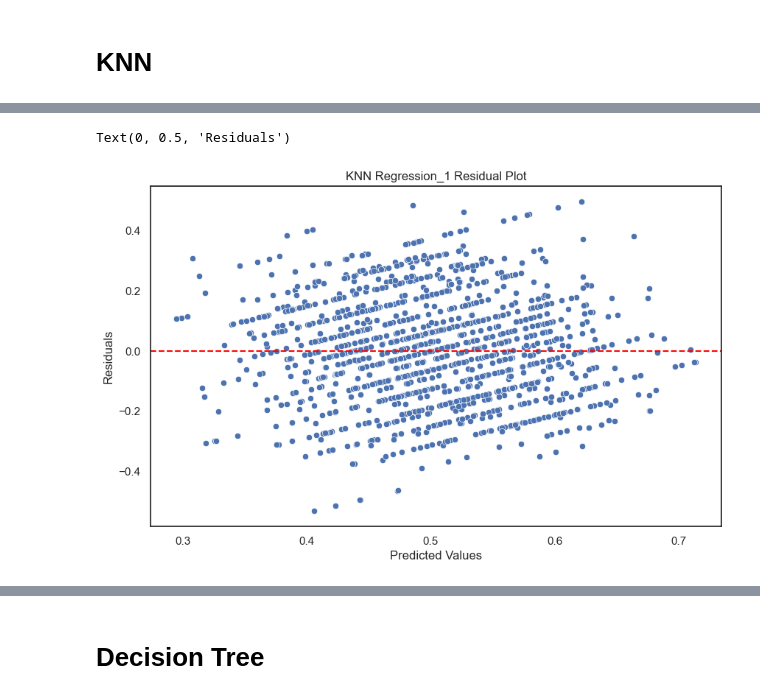
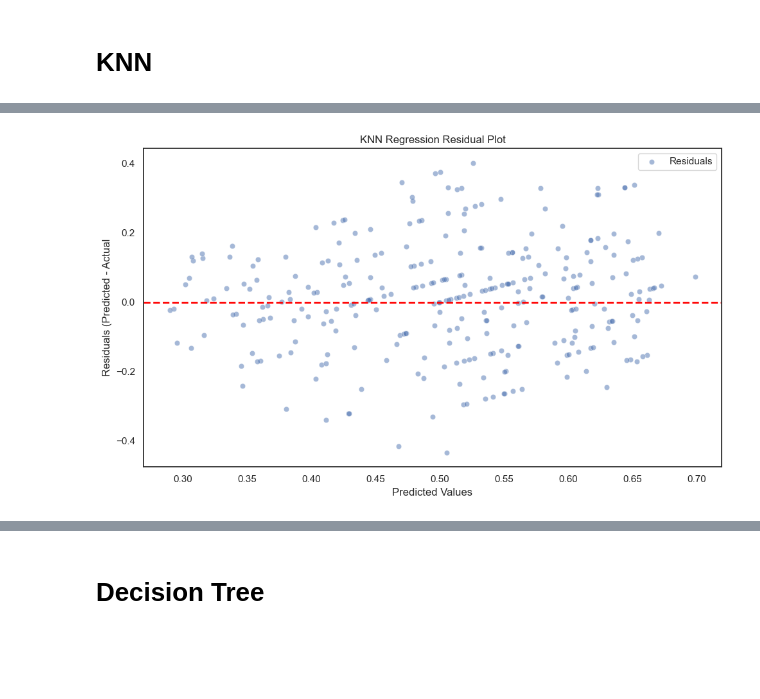
Before and after one commit to chrisizenour/football_analysis, a Jupyter notebook: notebooks/nfl_supervised_learning_pt1.ipynb, the cells around one changed output, grey strips where cells are left out. Saved outputs shown, nothing was run; the diff lists cells and outputs as text; code cells hidden in the pictures; blank space fills up the shorter version.

```diff
--- a/notebooks/nfl_supervised_learning_pt1.ipynb
+++ b/notebooks/nfl_supervised_learning_pt1.ipynb
@@ -528,16 +518,13 @@ memory usage: 409.6+ KB
 # %%
-X1 = spotrac_nfl_team_pos_level_two_grouped_df.loc[:, ['cap_hit_pct_sum', 'season', 'position_level_two', 'team']]
-y1 = spotrac_nfl_team_pos_level_two_grouped_df['pct']
-
-# X1 = spotrac_nfl_records_df.loc[spotrac_nfl_records_df['table_number'] == 0, ['cap_hit_pct_league_cap', 'position_group']]
-# y1 = spotrac_nfl_records_df.loc[spotrac_nfl_records_df['table_number'] == 0, ['pct']]
+X = spotrac_nfl_team_season_roster_df.loc[:, ['cap_hit_prop', 'player_count_prop',]]
+y = spotrac_nfl_team_season_roster_df['pct']
 # %%
-X1_train, X1_test, y1_train, y1_test = train_test_split(X1, y1, test_size=0.33, random_state=0)
+X_train, X_test, y_train, y_test = train_test_split(X, y, test_size=0.33, random_state=0)
 
-if isinstance(y1_train, pd.Series):
-    y1_train = y1_train.values.ravel()
-if isinstance(y1_test, pd.Series):
-    y1_test = y1_test.values.ravel()
-feature_names_1 = X1_train.columns
-print(feature_names_1)
+if isinstance(y_train, pd.Series):
+    y_train = y_train.values.ravel()
+if isinstance(y_test, pd.Series):
+    y_test = y_test.values.ravel()
+feature_names = X_train.columns
+print(feature_names)
 # %% [output]
@@ -546,7 +533,7 @@ Index(['cap_hit_pct_sum', 'season', 'position_level_two', 'team'], dtype='object
 # Create Shared Modeling Objects
 # %%
 # Dynamic feature detection
-selected_numeric_features, selected_categorical_features = create_feature_lists(X1_train)
+selected_numeric_features, selected_categorical_features = create_feature_lists(X_train)
 
 print(selected_numeric_features)
 print(selected_categorical_features)
@@ -912,17 +867,21 @@ Text(0.5, 1.0, 'KNN Regression_1 Prediction Error Plot')
 # %%
 # Residual Plot
-knn_residuals_plot_1, ax = plt.subplots(1, 1, figsize=(10,6), facecolor='white')
+knn_residuals_plot, ax = plt.subplots(1, 1, figsize=(10,6), facecolor='white')
 
 sns.scatterplot(
-    x=knn_preds_1,
-    y=knn_preds_1 - y1_test,
-    ax=ax
+    x=knn_preds,
+    y=knn_preds - y_test,
+    ax=ax,
+    alpha=0.5,
+    label='Residuals',
 )
-plt.axhline(0, color='red', linestyle='--')
+ax.axhline(y=0, color='red', linestyle='--', linewidth=2, label='Zero Error')
 
-ax.set_title("KNN Regression_1 Residual Plot")
+ax.set_title("KNN Regression Residual Plot")
 ax.set_xlabel("Predicted Values")
-ax.set_ylabel("Residuals")
+ax.set_ylabel("Residuals (Predicted - Actual")
+knn_residuals_plot.tight_layout()
+
+knn_residuals_plot.savefig(f'{project_data_exports_path}/knn_residuals_plot.png', dpi=300, bbox_inches='tight')
 # %% [output]
-Text(0, 0.5, 'Residuals')
-[figure, old version]
+[figure, new version]
```
Also changed, not shown: parts of 89 cells of this notebook, 58 other files.
